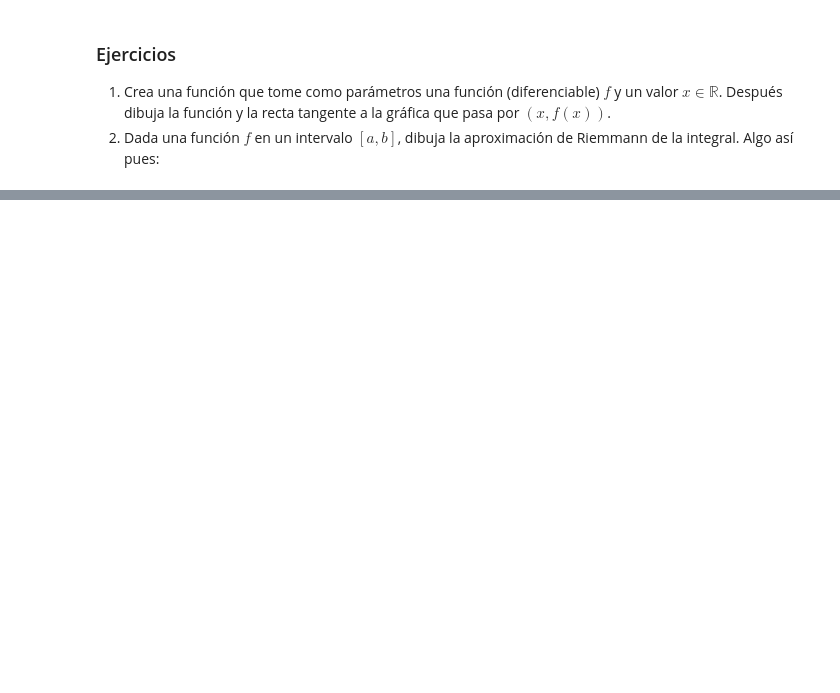
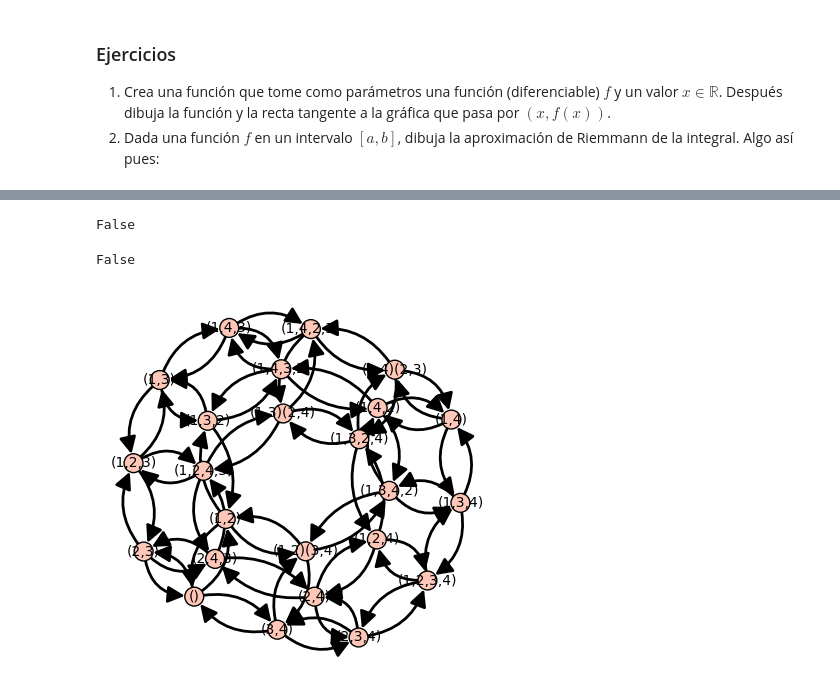
Before and after one commit to mraggi/ProgramacionParaMatematicos, a Jupyter notebook: 07.IntroASage.ipynb, the cells around one changed output, grey strips where cells are left out. Drawn from its saved outputs; the diff is of its cells as text; code cells hidden in the pictures; blank space fills up the shorter version.

```diff
--- a/07.IntroASage.ipynb
+++ b/07.IntroASage.ipynb
@@ -246,0 +331,2 @@ riemmann(cos,-3,3,30).show(dpi=300)
+# %%
+G = SymmetricGroup(4)
@@ -246,0 +381,12 @@ riemmann(cos,-3,3,30).show(dpi=300)
+# %%
+G.is_abelian()
+# %% [output]
+False
+# %%
+G.is_simple()
+# %% [output]
+False
+# %%
+G.cayley_graph().plot()
+# %% [output]
+[figure, added]
```
Also changed, not shown: parts of 153 cells of this notebook, 1 other file.
